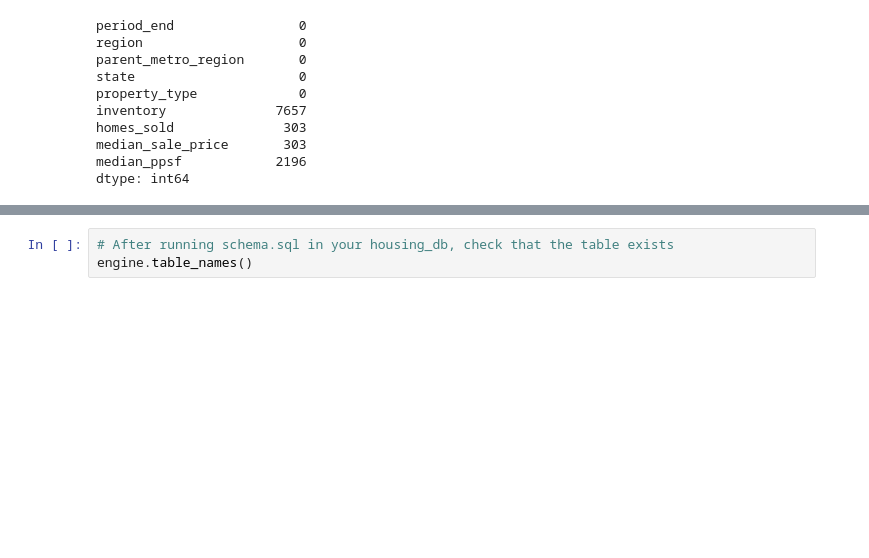
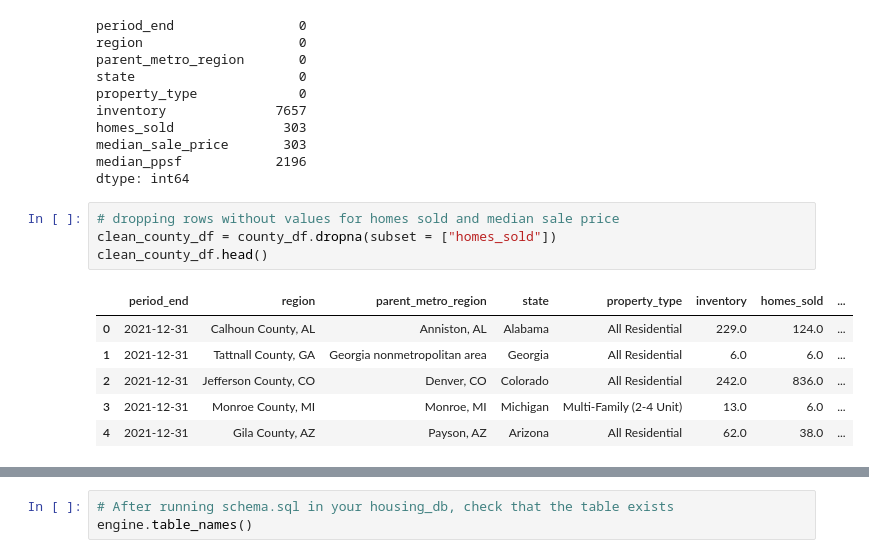
Before and after one commit to mbruns13/redfin_housing_data, a Jupyter notebook: housing_data.ipynb, the cells around one changed output, grey strips where cells are left out. Drawn from its saved outputs; the diff is of its cells as text; blank space fills up the shorter version.

```diff
--- a/housing_data.ipynb
+++ b/housing_data.ipynb
@@ -159,3 +161,14 @@ homes_sold              303
 median_sale_price       303
 median_ppsf            2196
 dtype: int64
+# %%
+# dropping rows without values for homes sold and median sale price
+clean_county_df = county_df.dropna(subset = ["homes_sold"])
+clean_county_df.head()
+# %% [output]
+|  | period_end | region | parent_metro_region | state | property_type | inventory | homes_sold | ... |
+| 0 | 2021-12-31 | Calhoun County, AL | Anniston, AL | Alabama | All Residential | 229.0 | 124.0 | ... |
+| 1 | 2021-12-31 | Tattnall County, GA | Georgia nonmetropolitan area | Georgia | All Residential | 6.0 | 6.0 | ... |
+| 2 | 2021-12-31 | Jefferson County, CO | Denver, CO | Colorado | All Residential | 242.0 | 836.0 | ... |
+| 3 | 2021-12-31 | Monroe County, MI | Monroe, MI | Michigan | Multi-Family (2-4 Unit) | 13.0 | 6.0 | ... |
+| 4 | 2021-12-31 | Gila County, AZ | Payson, AZ | Arizona | All Residential | 62.0 | 38.0 | ... |
```
Also changed, not shown: parts of 9 cells of this notebook, 1 other file.
